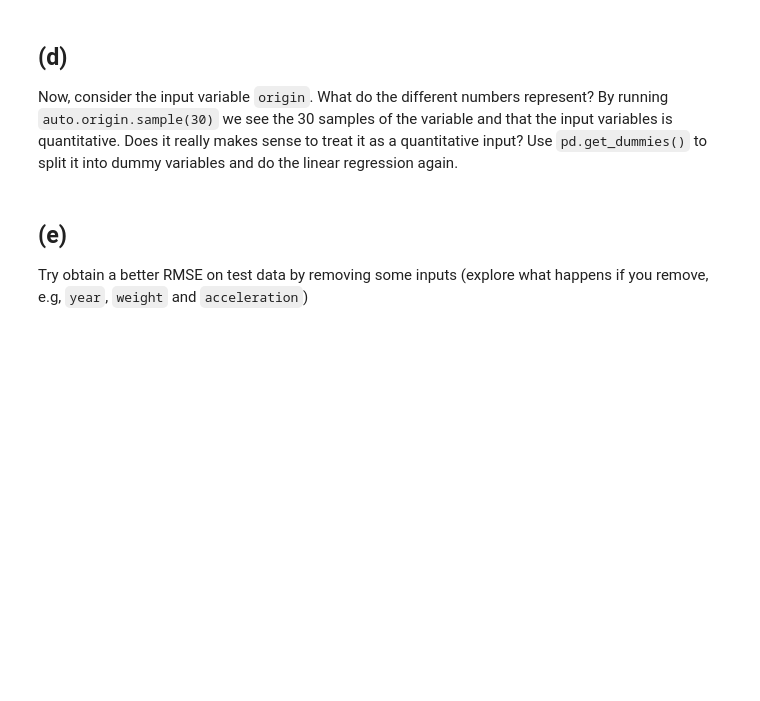
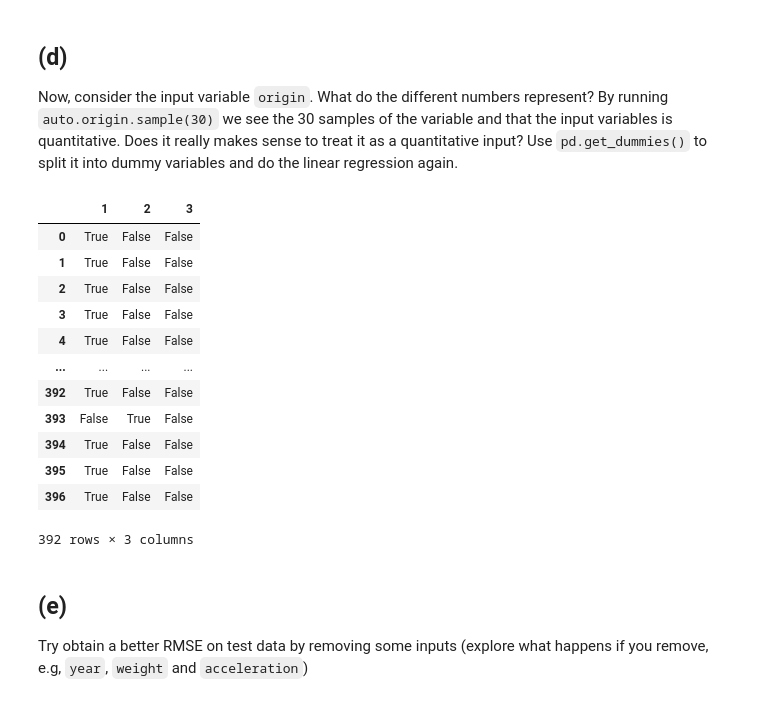
Before and after one commit to karinhag/resume, a Jupyter notebook: exercises/SML-session_2.ipynb, the cells around one changed output. Drawn from its saved outputs; the diff is of its cells as text; code cells hidden in the pictures; blank space fills up the shorter version.

```diff
--- a/exercises/SML-session_2.ipynb
+++ b/exercises/SML-session_2.ipynb
@@ -264,3 +331,20 @@ Now, consider the input variable `origin`. What do the different numbers represe
+# %%
+auto.origin.sample(30)
+pd.get_dummies(auto.origin)
+# %% [output]
+|  | 1 | 2 | 3 |
+| 0 | True | False | False |
+| 1 | True | False | False |
+| 2 | True | False | False |
+| 3 | True | False | False |
+| 4 | True | False | False |
+| ... | ... | ... | ... |
+| 392 | True | False | False |
+| 393 | False | True | False |
+| 394 | True | False | False |
+| 395 | True | False | False |
+| 396 | True | False | False |
+392 rows × 3 columns
 # %% [markdown]
 ## (e)
 Try obtain a better RMSE on test data by removing some inputs (explore what happens if you remove, e.g, `year`, `weight` and `acceleration`)
```
Also changed, not shown: parts of 2 cells of this notebook.
